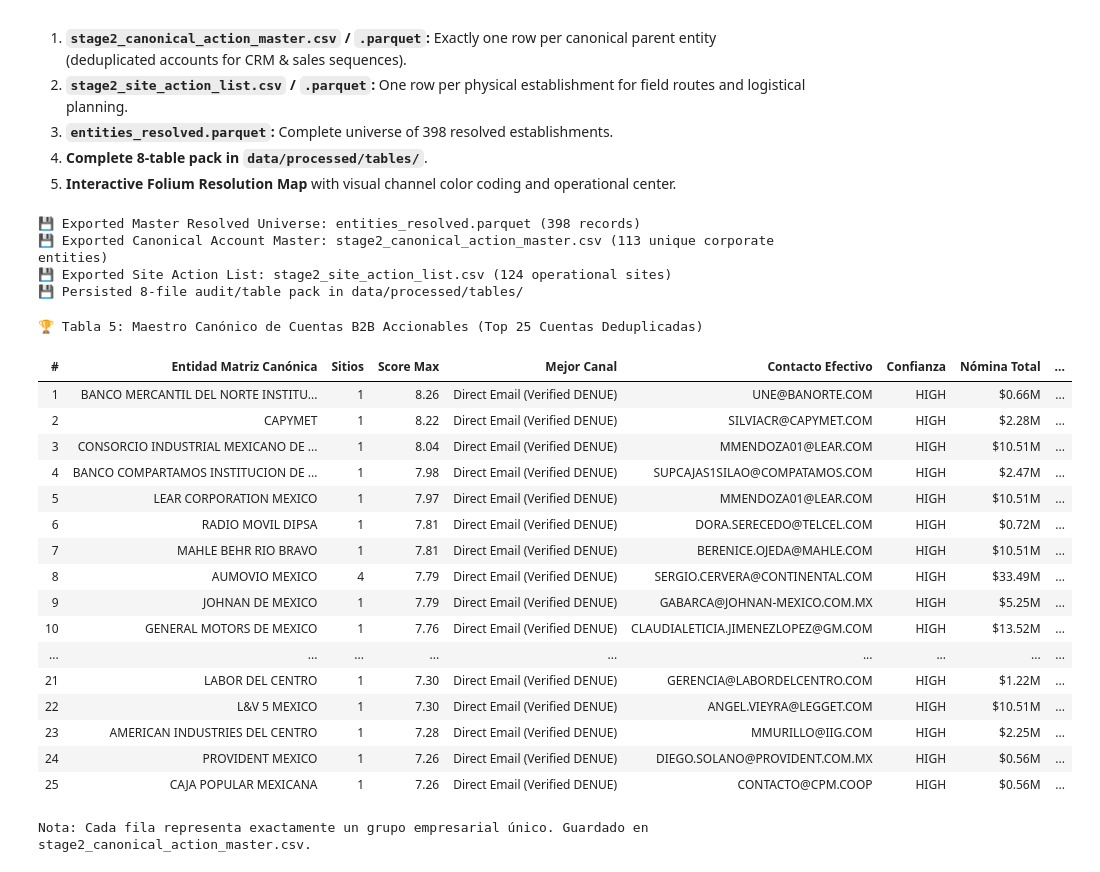
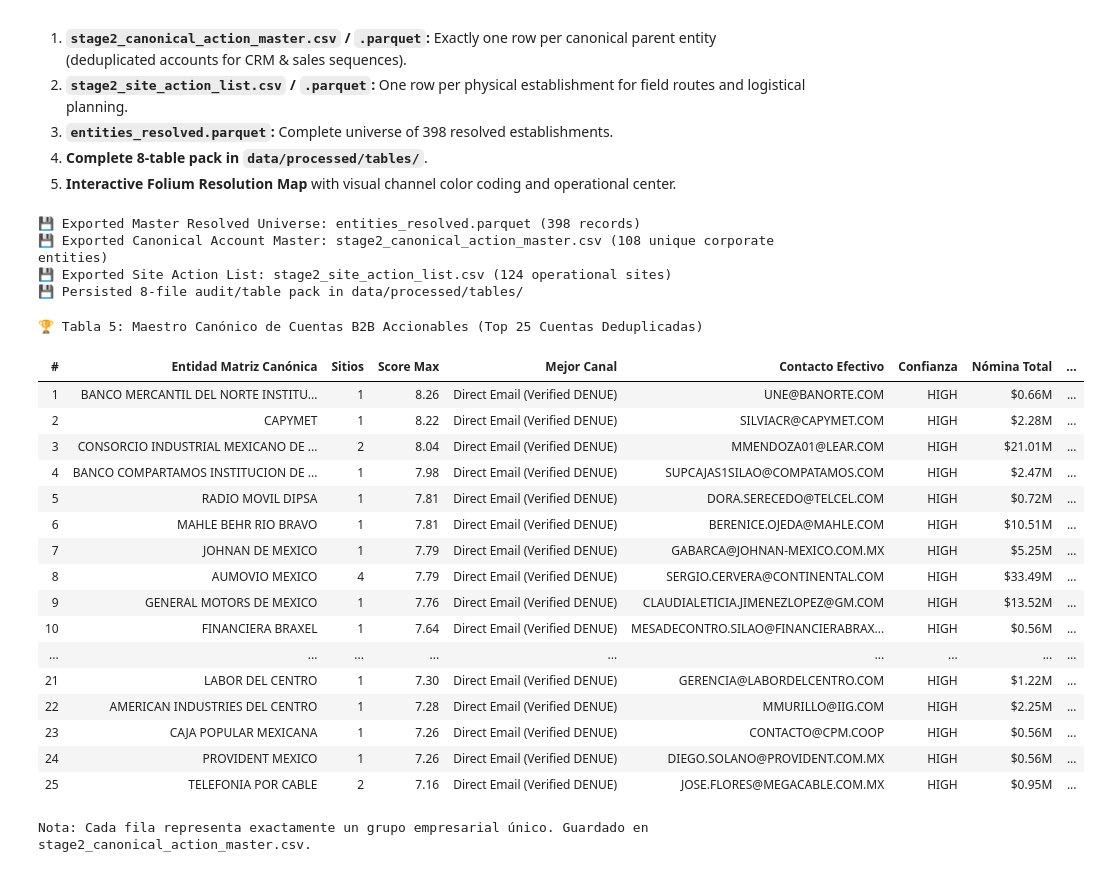
Before and after one commit to emmanuelol/mexico-commercial-osint, a Jupyter notebook: notebooks/02_entity_resolution.ipynb, the cells around one changed output. Drawn from its saved outputs; the diff is of its cells as text; code cells hidden in the pictures.

```diff
--- a/notebooks/02_entity_resolution.ipynb
+++ b/notebooks/02_entity_resolution.ipynb
@@ -409,19 +409,38 @@ def cluster_corporate_entities(df: pl.DataFrame, fuzzy_threshold: float = 0.85)
         ri, rj = find(i), find(j)
         if ri != rj: parent_map[rj] = ri
 
+    FREE_DOMAINS = {"gmail.com", "hotmail.com", "outlook.com", "yahoo.com", "live.com", "live.com.mx", "prodigy.net.mx", "gob.mx"}
+
     for i in range(n):
         ri = records[i]
-        legi = (ri.get(legal_col) or '').strip().upper()
-        pcommi = (ri.get(name_col) or '').strip().upper()
+        legi = (ri.get("parent_legal") or ri.get(legal_col) or "").strip().upper()
+        pcommi = (ri.get("parent_name") or ri.get(name_col) or "").strip().upper()
+        emi = (ri.get("email") or "").strip().lower()
+        domi = emi.split("@")[1] if ("@" in emi and emi.split("@")[1] not in FREE_DOMAINS) else ""
+
         for j in range(i + 1, n):
             rj = records[j]
-            legj = (rj.get(legal_col) or '').strip().upper()
-            pcommj = (rj.get(name_col) or '').strip().upper()
+            legj = (rj.get("parent_legal") or rj.get(legal_col) or "").strip().upper()
+            pcommj = (rj.get("parent_name") or rj.get(name_col) or "").strip().upper()
+            emj = (rj.get("email") or "").strip().lower()
+            domj = emj.split("@")[1] if ("@" in emj and emj.split("@")[1] not in FREE_DOMAINS) else ""
+
             match = False
+            # 1. Exact parent legal or parent commercial name match
             if legi and legj and legi == legj and len(legi) >= 5 and legi not in GENERIC_STOPWORDS:
                 match = True
-            elif pcommi and pcommj and pcommi == pcommj and len(pcommi) >= 6 and pcommi not in GENERIC_STOPWORDS:
+            elif pcommi and pcommj and pcommi == pcommj and len(pcommi) >= 5 and pcommi not in GENERIC_STOPWORDS:
                 match = True
+            # 2. Shared corporate email or corporate domain (merges Lear, Bodycote, Hotsson/Milenium)
+            elif emi and emj and emi == emj:
+                match = True
+            elif domi and domj and domi == domj and not any(k in domi for k in ["edu.mx", "org.mx"]):
+                match = True
+            # 3. High-confidence token sort ratio match on stripped parent legal names (>= 92%)
+            elif legi and legj and len(legi) >= 8 and len(legj) >= 8 and legi not in GENERIC_STOPWORDS and legj not in GENERIC_STOPWORDS:
+                if fuzz.token_sort_ratio(legi, legj) >= 92:
+                    match = True
+
             if match:
                 union(i, j)
 
@@ -512,7 +531,7 @@ df_clustered = df_clustered.with_columns(pl.Series("workforce_academic_level", a
 
 # 7. Persist Table 3 & Academic Rollup Tables
 campus_summary = (
-    df_clustered.filter(pl.col("campus_site_count") > 1)
+    df_clustered.filter((pl.col("campus_site_count") > 1) & (pl.col("b2b_status") != "no_target"))
     .group_by(["canonical_entity_id", "canonical_parent_name"])
     .agg([
         pl.len().alias("sites"),
@@ -1068,6 +1144,7 @@ folium.Marker(
 
 channel_colors = {
     "Direct Email (Verified DENUE)": "green",
+    "Direct Email (Scraped Corporate Website)": "teal",
     "Campus Inherited Email (Parent Entity)": "blue",
     "Website / Synthesized Domain Email": "orange",
     "Direct Email (Rescued Tier-1 Corporate)": "purple",
@@ -1085,47 +1162,47 @@ for r in site_action_list.iter_rows(named=True):
         <b>Score 5D:</b> {float(r.get('b2b_5d_score') or 0.0):.2f} pts<br>
         <b>Canal:</b> {ch}<br>
         <b>Contacto:</b> {r.get('effective_contact')} ({r.get('email_confidence', '').upper()})<br>
         <a href='{r.get('linkedin_search_url')}' target='_blank' style='color:#0a66c2; font-weight:bold;'>LinkedIn Search &rarr;</a>
     </div>
     """
     folium.CircleMarker(
         location=[r["lat"], r["lon"]],
         radius=6 if r.get("campus_site_count", 1) > 1 else 4,
         color=color,
         fill=True,
         fill_color=color,
         fill_opacity=0.8,
         popup=folium.Popup(popup_html, max_width=300),
         tooltip=f"{r.get('business_name')} ({ch})",
     ).add_to(m)
 
 for d in [Path('data/processed'), Path('../data/processed'), Path('notebooks/data/processed')]:
     if d.exists(): m.save(str(d / 'entities_resolved_map.html'))
 
 MiniMap(toggle_display=True).add_to(m)
 display(m)
 # %% [output]
 💾 Exported Master Resolved Universe: entities_resolved.parquet (398 records)
-💾 Exported Canonical Account Master: stage2_canonical_action_master.csv (113 unique corporate entities)
+💾 Exported Canonical Account Master: stage2_canonical_action_master.csv (108 unique corporate entities)
 💾 Exported Site Action List: stage2_site_action_list.csv (124 operational sites)
 💾 Persisted 8-file audit/table pack in data/processed/tables/
 🏆 Tabla 5: Maestro Canónico de Cuentas B2B Accionables (Top 25 Cuentas Deduplicadas)
 | # | Entidad Matriz Canónica | Sitios | Score Max | Mejor Canal | Contacto Efectivo | Confianza | Nómina Total | ... |
 | 1 | BANCO MERCANTIL DEL NORTE INSTITU... | 1 | 8.26 | Direct Email (Verified DENUE) | UNE@BANORTE.COM | HIGH | $0.66M | ... |
 | 2 | CAPYMET | 1 | 8.22 | Direct Email (Verified DENUE) | SILVIACR@CAPYMET.COM | HIGH | $2.28M | ... |
-| 3 | CONSORCIO INDUSTRIAL MEXICANO DE ... | 1 | 8.04 | Direct Email (Verified DENUE) | MMENDOZA01@LEAR.COM | HIGH | $10.51M | ... |
+| 3 | CONSORCIO INDUSTRIAL MEXICANO DE ... | 2 | 8.04 | Direct Email (Verified DENUE) | MMENDOZA01@LEAR.COM | HIGH | $21.01M | ... |
 | 4 | BANCO COMPARTAMOS INSTITUCION DE ... | 1 | 7.98 | Direct Email (Verified DENUE) | SUPCAJAS1SILAO@COMPATAMOS.COM | HIGH | $2.47M | ... |
-| 5 | LEAR CORPORATION MEXICO | 1 | 7.97 | Direct Email (Verified DENUE) | MMENDOZA01@LEAR.COM | HIGH | $10.51M | ... |
-| 6 | RADIO MOVIL DIPSA | 1 | 7.81 | Direct Email (Verified DENUE) | DORA.SERECEDO@TELCEL.COM | HIGH | $0.72M | ... |
-| 7 | MAHLE BEHR RIO BRAVO | 1 | 7.81 | Direct Email (Verified DENUE) | BERENICE.OJEDA@MAHLE.COM | HIGH | $10.51M | ... |
+| 5 | RADIO MOVIL DIPSA | 1 | 7.81 | Direct Email (Verified DENUE) | DORA.SERECEDO@TELCEL.COM | HIGH | $0.72M | ... |
+| 6 | MAHLE BEHR RIO BRAVO | 1 | 7.81 | Direct Email (Verified DENUE) | BERENICE.OJEDA@MAHLE.COM | HIGH | $10.51M | ... |
+| 7 | JOHNAN DE MEXICO | 1 | 7.79 | Direct Email (Verified DENUE) | GABARCA@JOHNAN-MEXICO.COM.MX | HIGH | $5.25M | ... |
 | 8 | AUMOVIO MEXICO | 4 | 7.79 | Direct Email (Verified DENUE) | SERGIO.CERVERA@CONTINENTAL.COM | HIGH | $33.49M | ... |
-| 9 | JOHNAN DE MEXICO | 1 | 7.79 | Direct Email (Verified DENUE) | GABARCA@JOHNAN-MEXICO.COM.MX | HIGH | $5.25M | ... |
-| 10 | GENERAL MOTORS DE MEXICO | 1 | 7.76 | Direct Email (Verified DENUE) | CLAUDIALETICIA.JIMENEZLOPEZ@GM.COM | HIGH | $13.52M | ... |
+| 9 | GENERAL MOTORS DE MEXICO | 1 | 7.76 | Direct Email (Verified DENUE) | CLAUDIALETICIA.JIMENEZLOPEZ@GM.COM | HIGH | $13.52M | ... |
+| 10 | FINANCIERA BRAXEL | 1 | 7.64 | Direct Email (Verified DENUE) | MESADECONTRO.SILAO@FINANCIERABRAX... | HIGH | $0.56M | ... |
 | ... | ... | ... | ... | ... | ... | ... | ... | ... |
 | 21 | LABOR DEL CENTRO | 1 | 7.30 | Direct Email (Verified DENUE) | GERENCIA@LABORDELCENTRO.COM | HIGH | $1.22M | ... |
-| 22 | L&V 5 MEXICO | 1 | 7.30 | Direct Email (Verified DENUE) | ANGEL.VIEYRA@LEGGET.COM | HIGH | $10.51M | ... |
-| 23 | AMERICAN INDUSTRIES DEL CENTRO | 1 | 7.28 | Direct Email (Verified DENUE) | MMURILLO@IIG.COM | HIGH | $2.25M | ... |
+| 22 | AMERICAN INDUSTRIES DEL CENTRO | 1 | 7.28 | Direct Email (Verified DENUE) | MMURILLO@IIG.COM | HIGH | $2.25M | ... |
+| 23 | CAJA POPULAR MEXICANA | 1 | 7.26 | Direct Email (Verified DENUE) | CONTACTO@CPM.COOP | HIGH | $0.56M | ... |
 | 24 | PROVIDENT MEXICO | 1 | 7.26 | Direct Email (Verified DENUE) | DIEGO.SOLANO@PROVIDENT.COM.MX | HIGH | $0.56M | ... |
-| 25 | CAJA POPULAR MEXICANA | 1 | 7.26 | Direct Email (Verified DENUE) | CONTACTO@CPM.COOP | HIGH | $0.56M | ... |
+| 25 | TELEFONIA POR CABLE | 2 | 7.16 | Direct Email (Verified DENUE) | JOSE.FLORES@MEGACABLE.COM.MX | HIGH | $0.95M | ... |
 Nota: Cada fila representa exactamente un grupo empresarial único. Guardado en stage2_canonical_action_master.csv.
 [interactive output not drawn]
```
Also changed, not shown: parts of 2 cells of this notebook, 1 other file.
